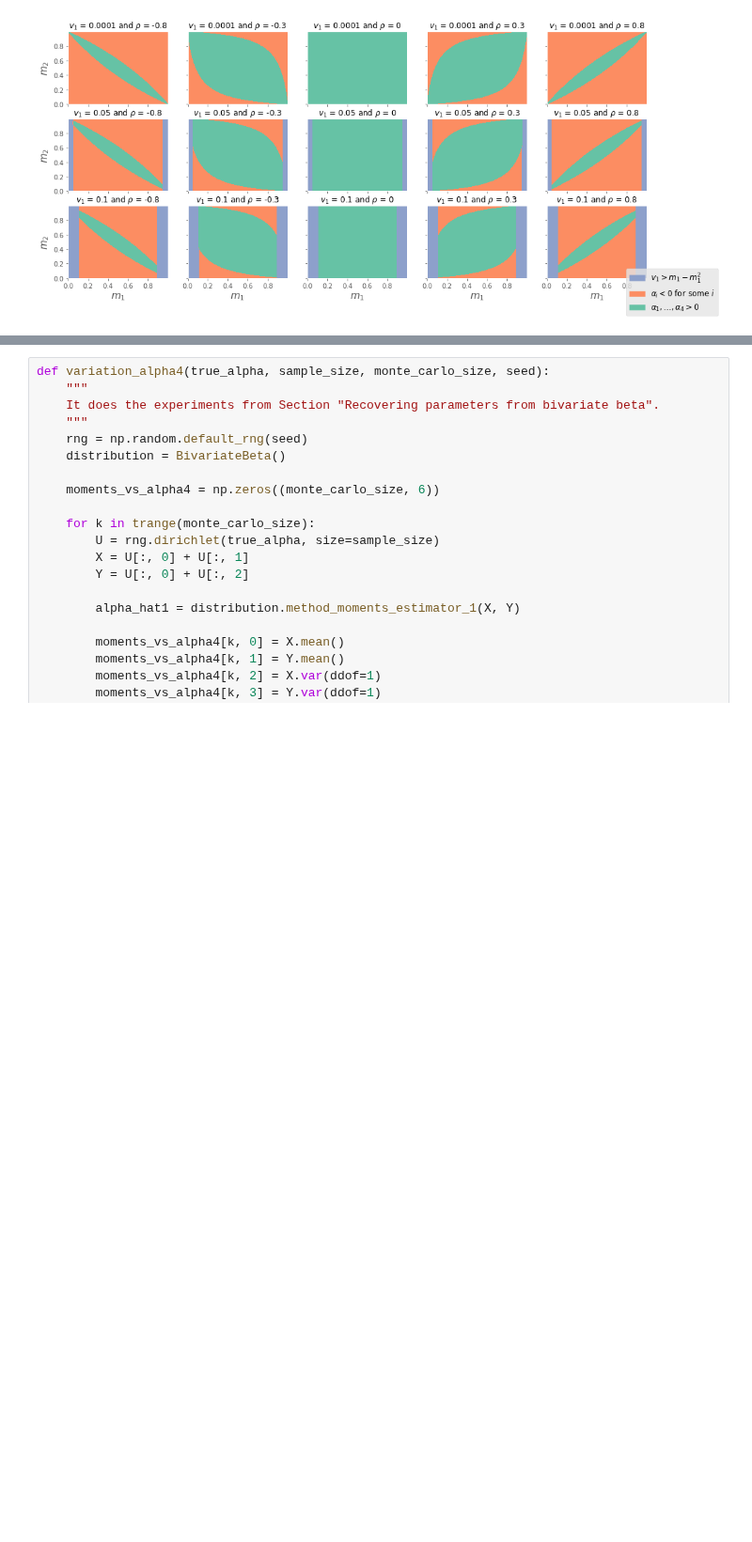
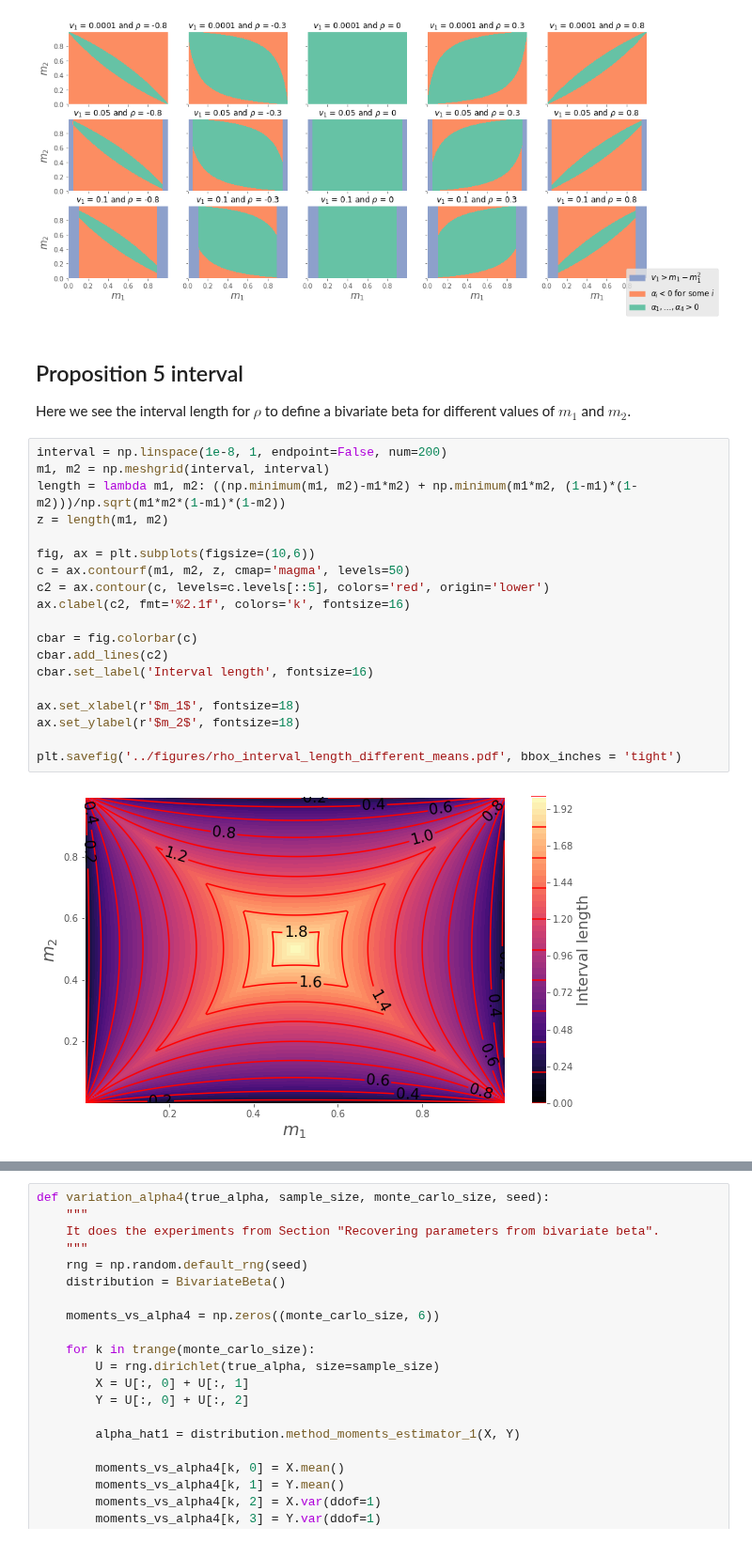
Before and after one commit to lucasmoschen/bivariate-beta, a Jupyter notebook: notebooks/images_paper.ipynb, the cells around one changed output, grey strips where cells are left out. Shown at 94% size. Drawn from its saved outputs; the diff is of its cells as text; blank space fills up the shorter version.

Commit message:
updating images

```diff
--- a/notebooks/images_paper.ipynb
+++ b/notebooks/images_paper.ipynb
@@ -112,3 +116,28 @@ plotting_positive_sets([0.0001]*5 + [0.05]*5 + [0.1]*5,
 plt.show()
 # %% [output]
 [figure]
+# %% [markdown]
+## Proposition 5 interval
+
+Here we see the interval length for $\rho$ to define a bivariate beta for different values of $m_1$ and $m_2$.
+# %%
+interval = np.linspace(1e-8, 1, endpoint=False, num=200)
+m1, m2 = np.meshgrid(interval, interval)
+length = lambda m1, m2: ((np.minimum(m1, m2)-m1*m2) + np.minimum(m1*m2, (1-m1)*(1-m2)))/np.sqrt(m1*m2*(1-m1)*(1-m2))
+z = length(m1, m2)
+
+fig, ax = plt.subplots(figsize=(10,6))
+c = ax.contourf(m1, m2, z, cmap='magma', levels=50)
+c2 = ax.contour(c, levels=c.levels[::5], colors='red', origin='lower')
+ax.clabel(c2, fmt='%2.1f', colors='k', fontsize=16)
+
+cbar = fig.colorbar(c)
+cbar.add_lines(c2)
+cbar.set_label('Interval length', fontsize=16)
+
+ax.set_xlabel(r'$m_1$', fontsize=18)
+ax.set_ylabel(r'$m_2$', fontsize=18)
+
+plt.savefig('../figures/rho_interval_length_different_means.pdf', bbox_inches = 'tight')
+# %% [output]
+[figure, added]
```
Also changed, not shown: parts of 4 cells of this notebook, 3 other files.
